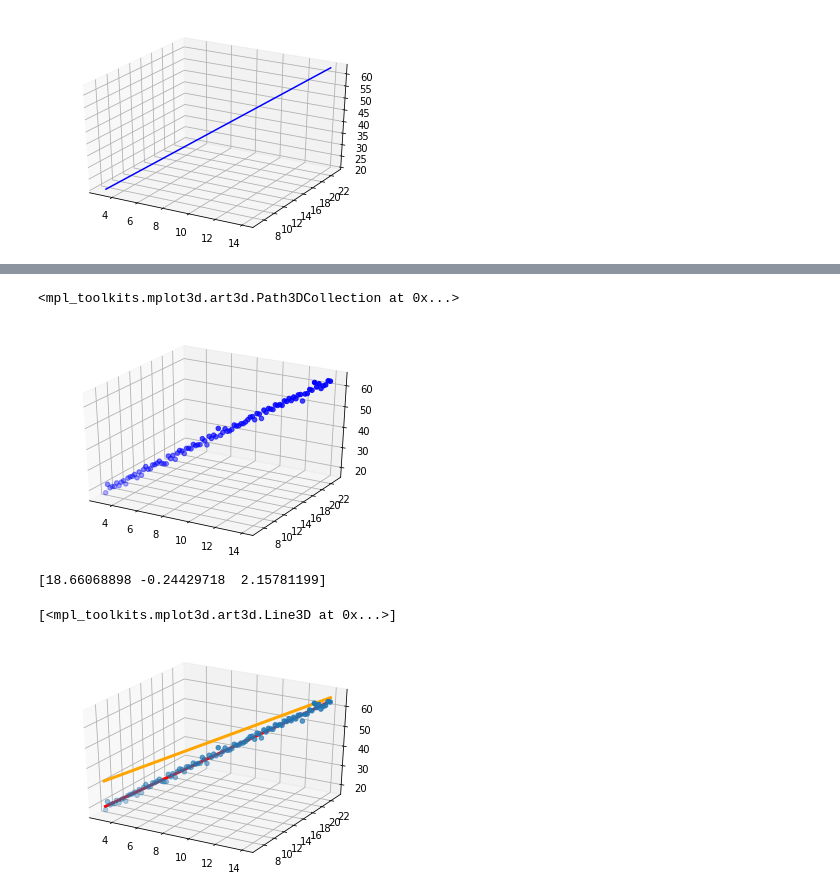
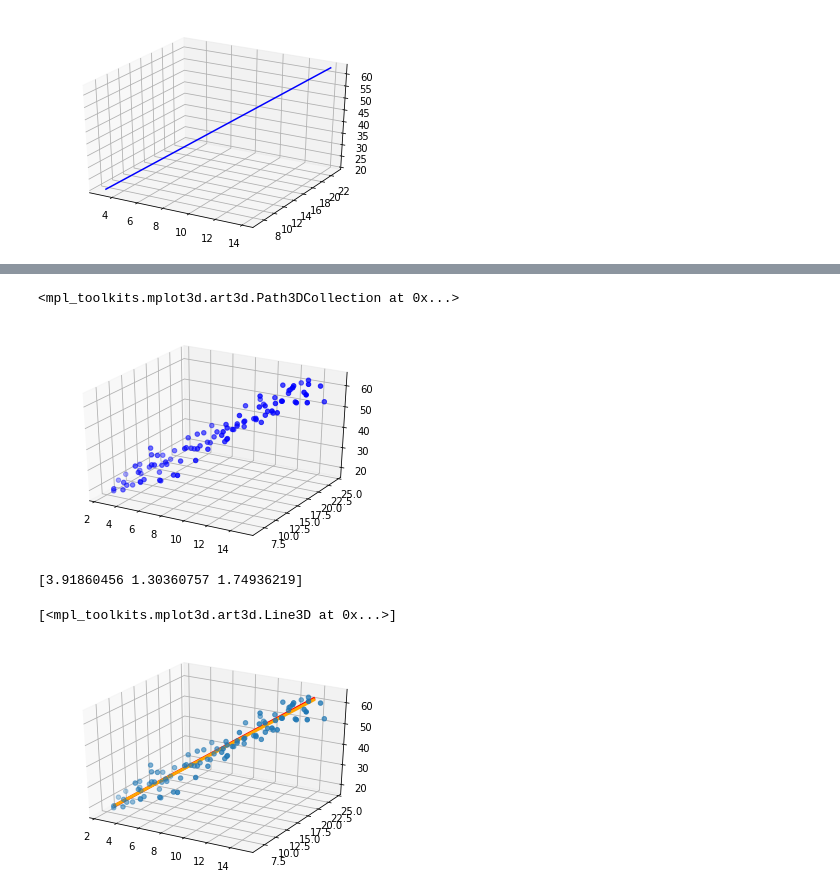
Before and after one commit to Pign4/ScratchML, a Jupyter notebook: Multivariate Linear Regression.ipynb, the cells around one changed output, grey strips where cells are left out. Drawn from its saved outputs; the diff is of its cells as text; code cells hidden in the pictures.

```diff
--- a/Multivariate Linear Regression.ipynb
+++ b/Multivariate Linear Regression.ipynb
@@ -23,8 +26,10 @@ ax1.plot(X[:,1],X[:,2],y,color="blue")
 # %%
 # create noise
 mu, sigma = 0, 1 # mean and standard deviation
-noise = np.random.normal(mu, sigma, 100)
+noise_y = np.random.normal(mu, sigma, 100)
+noise_X = np.random.normal(mu, sigma, (100, 2))
 
 # plot noise
 plt.hist(noise)
+sns.jointplot(noise_X[:,0], noise_X[:,1])
 # %% [output]
@@ -37,32 +39,36 @@ plt.hist(noise)
 # %%
 # add noise to y
-y_noise = y + noise
+y_noise = y + noise_y
+
+# add noise to X
+X_noise = X.copy()
+X_noise[:,(1,2)] = X[:,(1,2)] + noise_X
 
 # plot y_noise
 fig = plt.figure()
 ax1 = fig.add_subplot(111, projection='3d')
 
-ax1.scatter(X[:,1],X[:,2],y_noise,color="blue")
+ax1.scatter(X_noise[:,1],X_noise[:,2],y_noise,color="blue")
 # %% [output]
 <mpl_toolkits.mplot3d.art3d.Path3DCollection at 0x...>
-[figure, old version]
+[figure, new version]
 # %%
 # estimate beta in order to minimize the square errors
-beta_ = np.linalg.inv(X.T @ X) @(X.T) @ y_noise
+beta_ = np.linalg.inv(X_noise.T @ X_noise) @ X_noise.T @ y_noise
 print(beta_)
 # %% [output]
-[18.66068898 -0.24429718  2.15781199]
+[3.91860456 1.30360757 1.74936219]
 # %%
 # estimate y given beta_
 y_ = X @ beta_
 # %%
 # compare y, y_ and y_noise
 fig = plt.figure()
 ax1 = fig.add_subplot(111, projection="3d")
 
-ax1.scatter(X[:,1],X[:,2],y_noise)
+ax1.scatter(X_noise[:,1],X_noise[:,2],y_noise)
 ax1.plot(X[:,1],X[:,2],y,color="red", lw=3)
 ax1.plot(X[:,1],X[:,2],y_,color="orange", lw=3)
 # %% [output]
 [<mpl_toolkits.mplot3d.art3d.Line3D at 0x...>]
-[figure, old version]
+[figure, new version]
```
Also changed, not shown: parts of 4 cells of this notebook, 8 other files.
